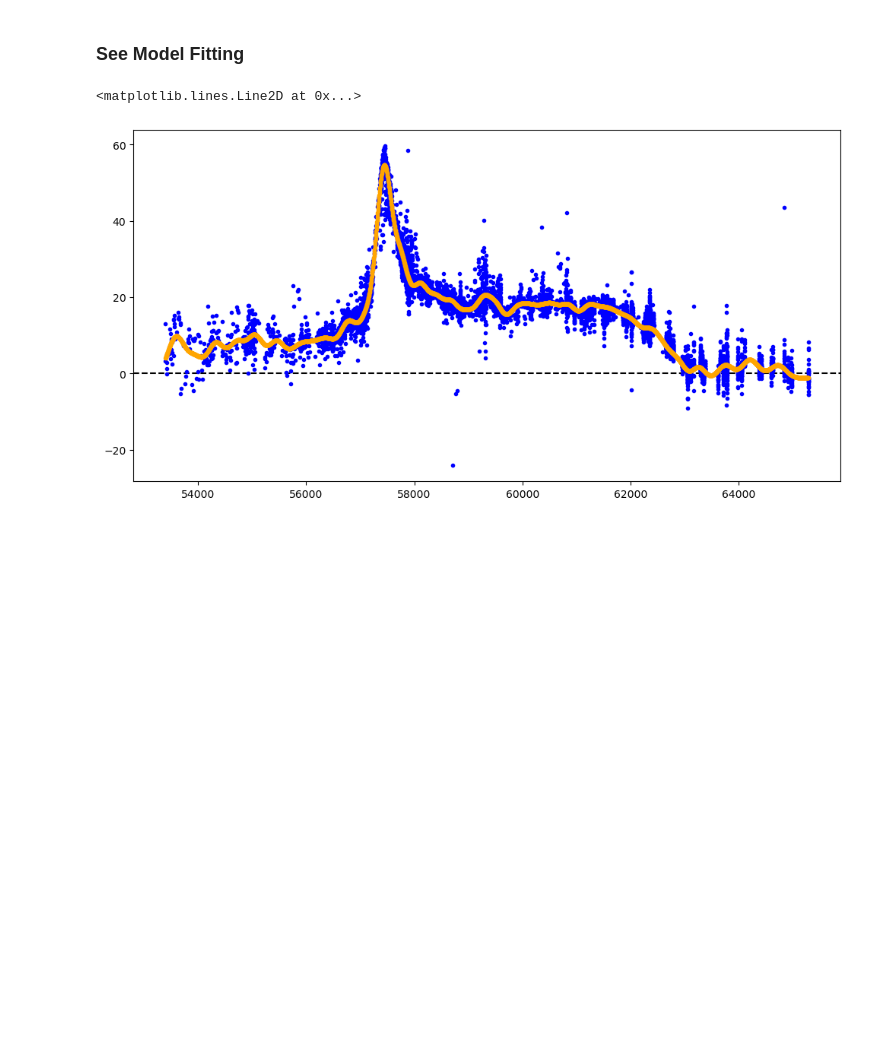
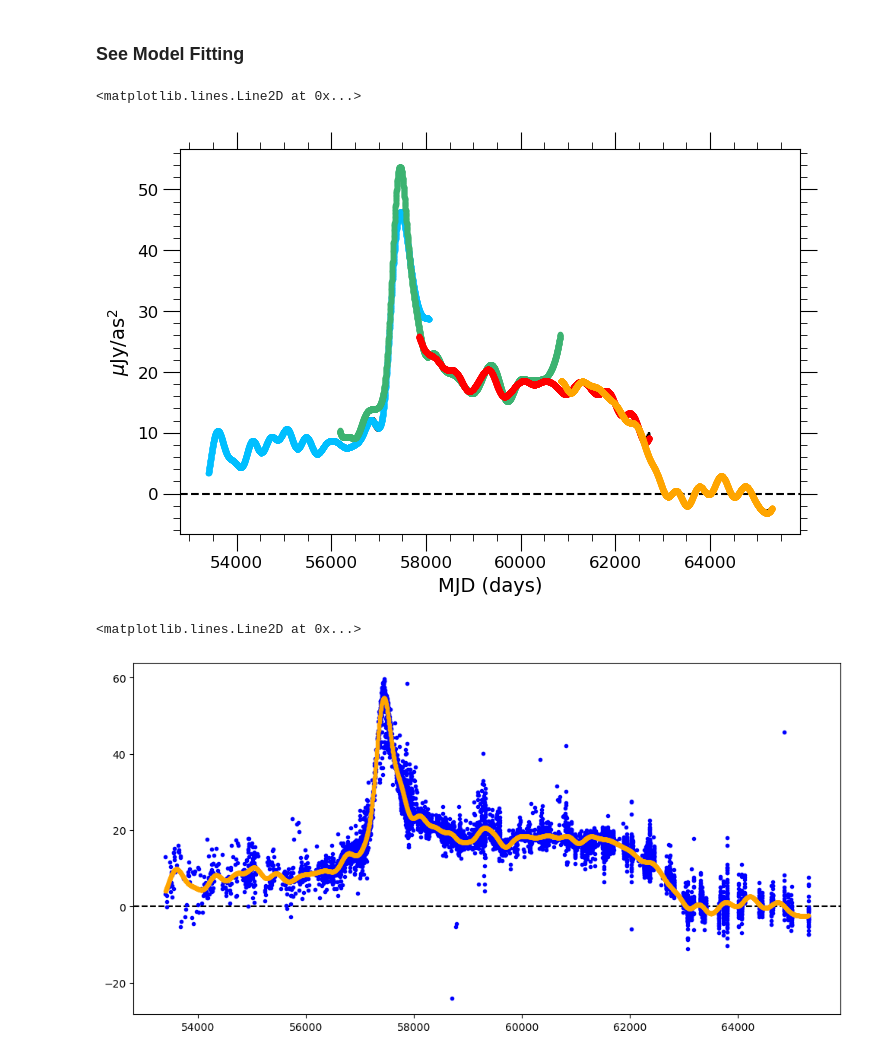
Before and after one commit to xiaolng/EtaCarEchoes, a Jupyter notebook: python_fitting/Iter1_z.ipynb, the cells around one changed output. Saved outputs shown, nothing was run; the diff lists cells and outputs as text; code cells hidden in the pictures; blank space fills up the shorter version.

```diff
--- a/python_fitting/Iter1_z.ipynb
+++ b/python_fitting/Iter1_z.ipynb
@@ -183,7 +174,9 @@ c_t4, c_mu4, c_std4 = get_LCfit(comb4, metric=5e4)
 ### Fit segments with overlap
 
 # Use same timeshifts as in filter i
-tshiftsm_i = [2921.78, 0., -1783.25, -4475.]
+# tshiftsm_i = [2921.78, 0., -1783.25, -4475.]
+# tshiftsm_i = [2921.78, 0., -1783.25, -4400.]
+tshiftsm_i = pd.read_csv('LC_tables/fit_params/mtshifts_i1.csv')['tshift'].values
 
 tshiftm21, am21, bm21 = get_tshift_scale_offset(c_t2, c_mu2, c_std2, c_t1, c_mu1, c_std1, tshift_d=tshiftsm_i[0])
 
@@ -196,8 +189,8 @@ tshiftm23, am23, bm23 = get_tshift_scale_offset(c_t2, c_mu2, c_std2, c_t3, c_mu3
 # m_ferr3 = am23*c_std3
 # tshiftm34, am34, bm34 = get_tshift_scale_offset(m_t3, m_f3, m_ferr3, c_t4, c_mu4, c_std4, tshift_d=tshiftsm_i[3])
 
-## fitting last segment doesn't give scale that has tail dip below quiscient flux
+# fitting last segment doesn't give scale that has tail dip below quiscient flux
 tshiftm34 = tshiftsm_i[3]
-am34 = 2.5
+am34 = 2.7
 bm34 = -41.
 # %%
@@ -300,23 +296,26 @@ lc_model_d.to_csv('LC_tables/models/zLC_m1.csv', index=False)
 # %%
 ### See Connected Segments
 
-# fig, ax = plt.subplots(dpi = 100, figsize = [8,5])
-# ax.minorticks_on()
-# ax.tick_params(axis='x', labelsize=12)
-# ax.tick_params(axis='y', labelsize=12)
-# ax.tick_params(which='major',bottom='on',top='on',left='on',right='on',length=12)
-# ax.tick_params(which='minor',bottom='on',top='on',left='on',right='on',length=5)
-# ax.set_xlabel('MJD (days)', fontsize = 14)
-# ax.set_ylabel('$\mu$Jy/as$^2$', fontsize = 14)
-# ax.ticklabel_format(axis='both', style='plain')
+fig, ax = plt.subplots(dpi = 100, figsize = [8,5])
+ax.minorticks_on()
+ax.tick_params(axis='x', labelsize=12)
+ax.tick_params(axis='y', labelsize=12)
+ax.tick_params(which='major',bottom='on',top='on',left='on',right='on',length=12)
+ax.tick_params(which='minor',bottom='on',top='on',left='on',right='on',length=5)
+ax.set_xlabel('MJD (days)', fontsize = 14)
+ax.set_ylabel('$\mu$Jy/as$^2$', fontsize = 14)
+ax.ticklabel_format(axis='both', style='plain')
 
 
-# ax.errorbar(m_t1, m_f1, yerr=m_ferr1, fmt='--.', ecolor='black', color='deepskyblue', label='Loc 1')
-# ax.errorbar(m_t2, m_f2, yerr=m_ferr2, fmt='--.', ecolor='black', color='mediumseagreen', label='Loc 2')
-# ax.errorbar(m_t3, m_f3, yerr=m_ferr3, fmt='--.', ecolor='black', color='red', label='Loc 3')
-# ax.errorbar(m_t4, m_f4, yerr=m_ferr4, fmt='--.', ecolor='black', color='orange', label='Loc 4')
+ax.errorbar(m_t1, m_f1, yerr=m_ferr1, fmt='--.', ecolor='black', color='deepskyblue', label='Loc 1')
+ax.errorbar(m_t2, m_f2, yerr=m_ferr2, fmt='--.', ecolor='black', color='mediumseagreen', label='Loc 2')
+ax.errorbar(m_t3, m_f3, yerr=m_ferr3, fmt='--.', ecolor='black', color='red', label='Loc 3')
+ax.errorbar(m_t4, m_f4, yerr=m_ferr4, fmt='--.', ecolor='black', color='orange', label='Loc 4')
 
-# ax.axhline(y=0, ls='--', color='k')
+ax.axhline(y=0, ls='--', color='k')
+# %% [output]
+<matplotlib.lines.Line2D at 0x...>
+[figure, added]
 # %%
 ### Plot Model
 plt.subplots(dpi = 100, figsize = [12,6])
@@ -326,4 +325,4 @@ plt.axhline(y=0, linestyle='--', color='black')
 # plt.ylim(-3,15)
 # %% [output]
 <matplotlib.lines.Line2D at 0x...>
-[figure, old version]
+[figure, new version]
```
Also changed, not shown: parts of 4 cells of this notebook, 56 other files.
